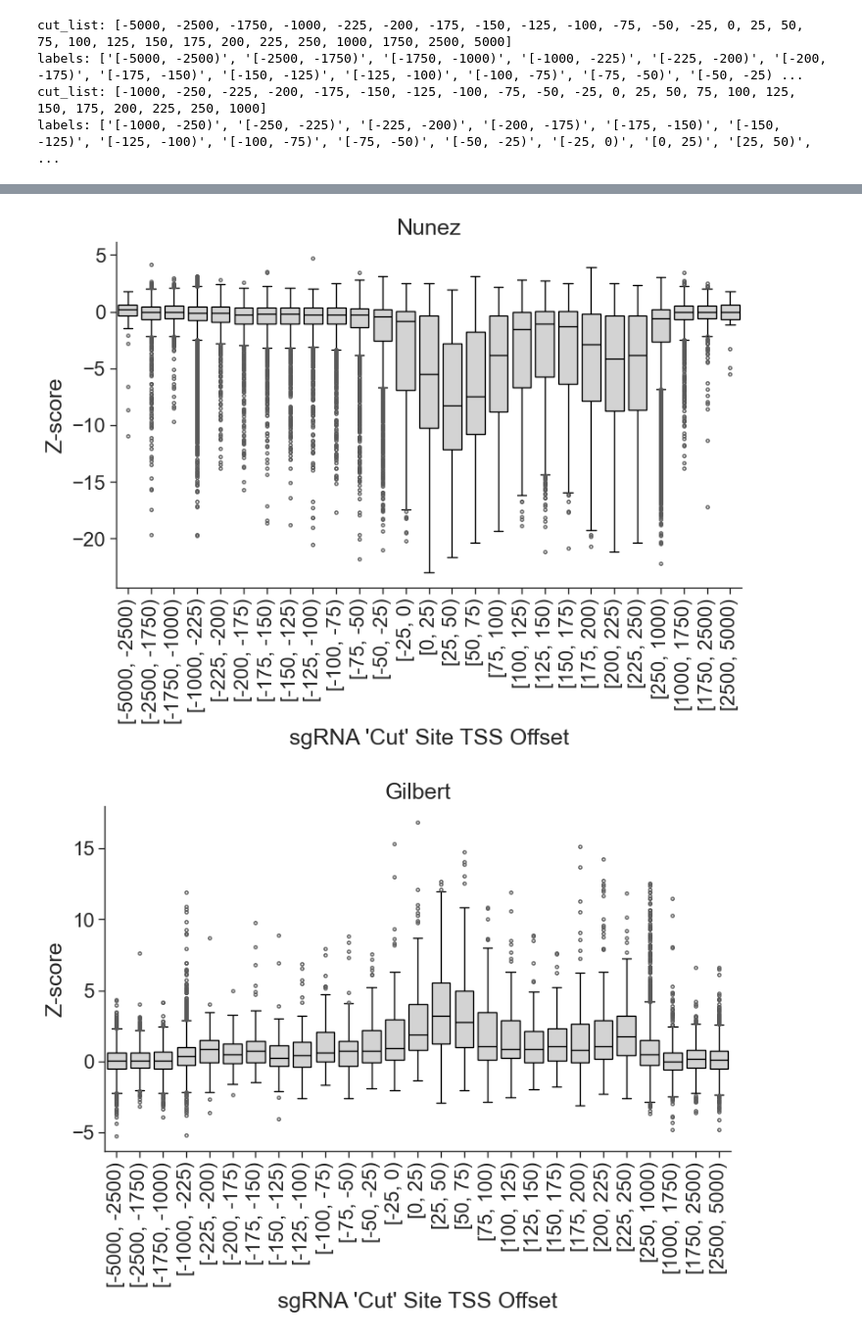
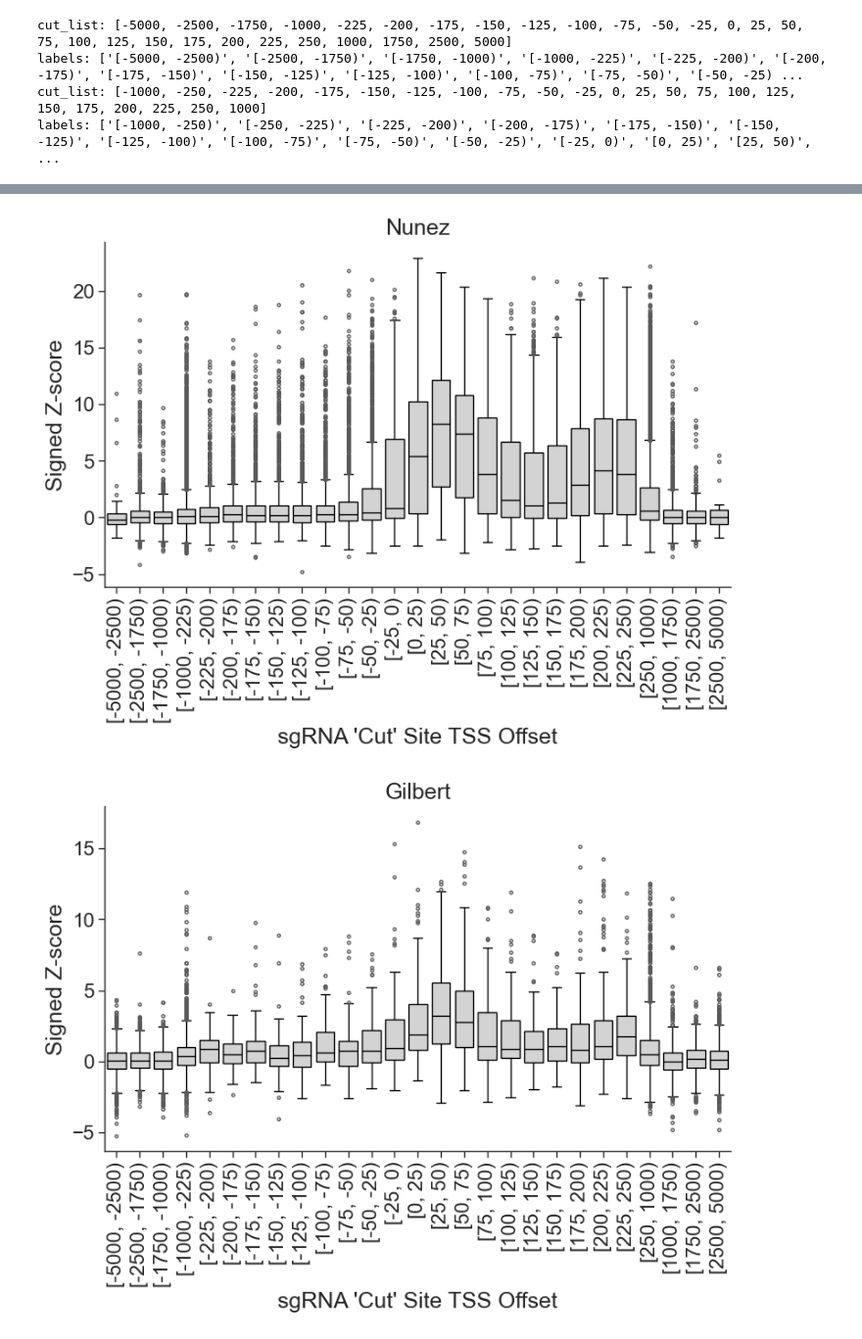
Before and after one commit to ssrikant2/Katsano-Manuscript, a Jupyter notebook: Notebooks/04-Assessing Predictive Features of CRISPRi Guide Activity/01_TSS_Offset.ipynb, the cells around one changed output, grey strips where cells are left out. Shown: that part at 98% size. Saved outputs shown, nothing was run; the diff lists cells and outputs as text; code cells hidden in the pictures.

```diff
--- a/Notebooks/04-Assessing Predictive Features of CRISPRi Guide Activity/01_TSS_Offset.ipynb
+++ b/Notebooks/04-Assessing Predictive Features of CRISPRi Guide Activity/01_TSS_Offset.ipynb
@@ -75,7 +75,7 @@ for unique_set in NewDatasetCombine['cellDomainDataSet'].unique():
     SubsetNewDatasetCombine = NewDatasetCombine[NewDatasetCombine['cellDomainDataSet']== unique_set]
     plt.figure(figsize=(9, 5))
     ax = sns.boxplot(data=SubsetNewDatasetCombine, x='TSS Bucket (-5kb to 5kb)',
-                y='z_score',  boxprops=dict(facecolor='lightgrey', edgecolor='black'),
+                y='signed_zscore',  boxprops=dict(facecolor='lightgrey', edgecolor='black'),
                  whiskerprops=dict(color='black'),  # Whisker line color
                  capprops=dict(color='black'),  # Cap line color
                  medianprops=dict(color='black'),
@@ -84,7 +84,7 @@ for unique_set in NewDatasetCombine['cellDomainDataSet'].unique():
         line.set_linewidth(1)  # Set whisker, cap, and median line width (increase the value as needed)
 
     plt.xlabel('sgRNA \'Cut\' Site TSS Offset',fontsize=16)
-    plt.ylabel('Z-score',fontsize=16)
+    plt.ylabel('Signed Z-score',fontsize=16)
     plt.title(unique_set,fontsize=16)
     plt.xticks(fontsize=14, rotation=90)
     plt.yticks(fontsize=14)
@@ -102,14 +102,14 @@ inhouse_df = NewDatasetCombine[NewDatasetCombine['DataSet'] == 'InHouse']
 inhouse_df_ess = inhouse_df[~inhouse_df['z_score'].isna()]
 
 plot_df = inhouse_df_ess.groupby(['sgRNA Context Sequence',
-                                  'TSS Bucket (-1kb to 1kb)']).agg(mean_z_score = ('z_score','mean'),
+                                  'TSS Bucket (-1kb to 1kb)']).agg(signed_zscore = ('signed_zscore','mean'),
                                                                    num_datasets = ('cellDomainDataSet','nunique')).reset_index()
 plot_df = plot_df[plot_df['num_datasets'] == 4]
 plot_df
 
 plt.figure(figsize=(9, 5))
 ax = sns.boxplot(data=plot_df, x='TSS Bucket (-1kb to 1kb)',
-            y='mean_z_score',  boxprops=dict(facecolor='lightgrey', edgecolor='black'),
+            y='signed_zscore',  boxprops=dict(facecolor='lightgrey', edgecolor='black'),
              whiskerprops=dict(color='black'),  # Whisker line color
              capprops=dict(color='black'),  # Cap line color
              medianprops=dict(color='black'),
@@ -118,7 +118,7 @@ for line in ax.lines:
     line.set_linewidth(1)  # Set whisker, cap, and median line width (increase the value as needed)
 
 plt.xlabel('sgRNA \'Cut\' Site TSS Offset',fontsize=18)
-plt.ylabel('Z-Score',fontsize=18)
+plt.ylabel('Signed Z-Score',fontsize=18)
 plt.title('This Study',fontsize=18)
 plt.xticks(fontsize=16, rotation=90)
 plt.yticks(fontsize=16)
@@ -131,25 +131,25 @@ gpp.savefig(figure3_outpath + "TSS_offset_inhouse_averaged.pdf", dpi=300, bbox_i
 # %%
 for unique_set in ['K562_Kox1_Nunez','K562_Kox1_Gilbert']:
     SubsetNewDatasetCombine = NewDatasetCombine[NewDatasetCombine['cellDomainDataSet']== unique_set]
     plt.figure(figsize=(9, 5))
     ax = sns.boxplot(data=SubsetNewDatasetCombine, x='TSS Bucket (-5kb to 5kb)',
-                y='z_score',  boxprops=dict(facecolor='lightgrey', edgecolor='black'),
+                y='signed_zscore',  boxprops=dict(facecolor='lightgrey', edgecolor='black'),
                  whiskerprops=dict(color='black'),  # Whisker line color
                  capprops=dict(color='black'),  # Cap line color
                  medianprops=dict(color='black'),
     flierprops={"marker": "."}, order = labels_5kb)
     for line in ax.lines:
         line.set_linewidth(1)  # Set whisker, cap, and median line width (increase the value as needed)
 
     plt.xlabel('sgRNA \'Cut\' Site TSS Offset',fontsize=18)
-    plt.ylabel('Z-score',fontsize=18)
+    plt.ylabel('Signed Z-score',fontsize=18)
     plt.title(unique_set.split('_')[2],fontsize=18)
     plt.xticks(fontsize=16, rotation=90)
     plt.yticks(fontsize=16)
 
     sns.despine()
 
     gpp.savefig(figure3_outpath + "TSS_offset_" + unique_set + ".pdf", dpi=300, bbox_inches='tight')
 # %% [output]
-[figure, old version]
+[figure, new version]
-[figure, old version]
+[figure, new version]
```
Also changed, not shown: parts of 3 cells of this notebook, 9 other files.
